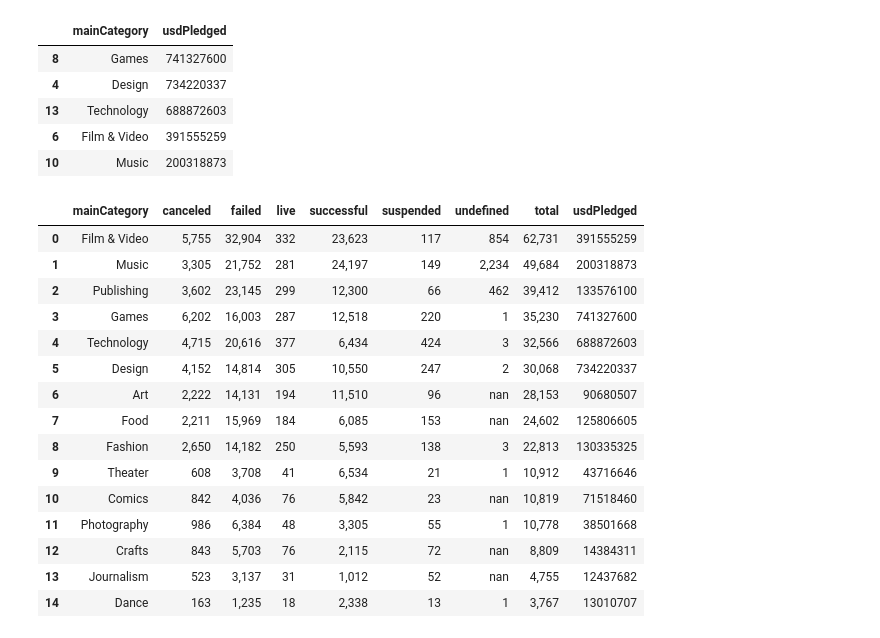
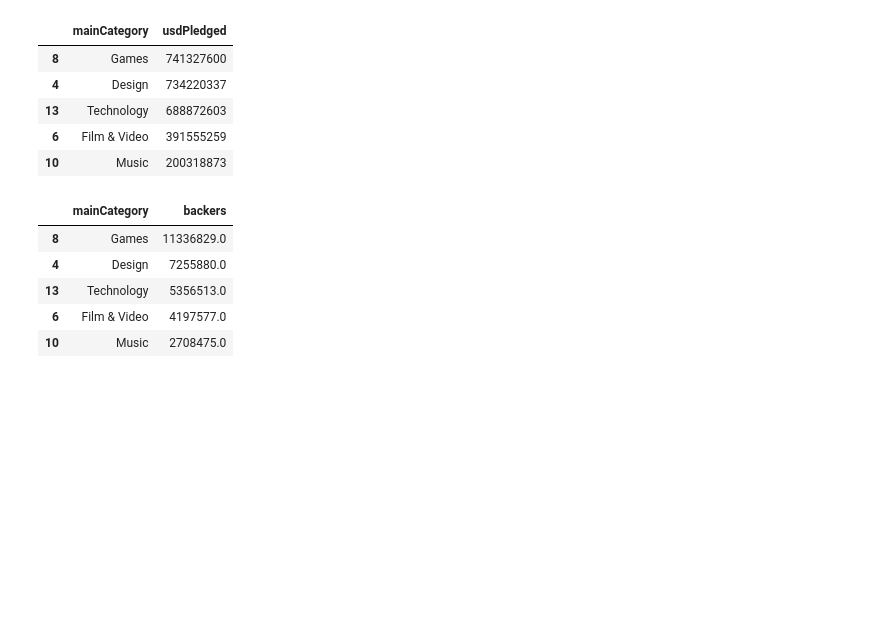
Before and after one commit to a-alonso/KickStarterConda, a Jupyter notebook: nuBank.ipynb, the cells around one changed output. Saved outputs shown, nothing was run; the diff lists cells and outputs as text; code cells hidden in the pictures; blank space fills up the shorter version.

```diff
--- a/nuBank.ipynb
+++ b/nuBank.ipynb
@@ -216,25 +203,21 @@ mainCategory2018Revenue.head()
 | 6 | Film & Video | 391555259 |
 | 10 | Music | 200318873 |
 # %%
-# Join Pivot
+# Join Revenue on Pivot
 
 mainCategoryPivot2018 = mainCategoryPivot2018.merge(mainCategory2018Revenue,how='left', on='mainCategory')
-
-mainCategoryPivot2018
-# %% [output]
-|  | mainCategory | canceled | failed | live | successful | suspended | undefined | total | usdPledged |
-| 0 | Film & Video | 5,755 | 32,904 | 332 | 23,623 | 117 | 854 | 62,731 | 391555259 |
-| 1 | Music | 3,305 | 21,752 | 281 | 24,197 | 149 | 2,234 | 49,684 | 200318873 |
-| 2 | Publishing | 3,602 | 23,145 | 299 | 12,300 | 66 | 462 | 39,412 | 133576100 |
-| 3 | Games | 6,202 | 16,003 | 287 | 12,518 | 220 | 1 | 35,230 | 741327600 |
-| 4 | Technology | 4,715 | 20,616 | 377 | 6,434 | 424 | 3 | 32,566 | 688872603 |
-| 5 | Design | 4,152 | 14,814 | 305 | 10,550 | 247 | 2 | 30,068 | 734220337 |
-| 6 | Art | 2,222 | 14,131 | 194 | 11,510 | 96 | nan | 28,153 | 90680507 |
-| 7 | Food | 2,211 | 15,969 | 184 | 6,085 | 153 | nan | 24,602 | 125806605 |
-| 8 | Fashion | 2,650 | 14,182 | 250 | 5,593 | 138 | 3 | 22,813 | 130335325 |
-| 9 | Theater | 608 | 3,708 | 41 | 6,534 | 21 | 1 | 10,912 | 43716646 |
-| 10 | Comics | 842 | 4,036 | 76 | 5,842 | 23 | nan | 10,819 | 71518460 |
-| 11 | Photography | 986 | 6,384 | 48 | 3,305 | 55 | 1 | 10,778 | 38501668 |
-| 12 | Crafts | 843 | 5,703 | 76 | 2,115 | 72 | nan | 8,809 | 14384311 |
-| 13 | Journalism | 523 | 3,137 | 31 | 1,012 | 52 | nan | 4,755 | 12437682 |
-| 14 | Dance | 163 | 1,235 | 18 | 2,338 | 13 | 1 | 3,767 | 13010707 |
+# %%
+#Category Backers
+
+mainCategory2018Backers = jan2018.groupby('mainCategory').backers.sum().reset_index()
+mainCategory2018Backers = mainCategory2018Backers.sort_values('backers',ascending=False)
+
+
+mainCategory2018Backers.head()
+# %% [output]
+|  | mainCategory | backers |
+| 8 | Games | 11336829.0 |
+| 4 | Design | 7255880.0 |
+| 13 | Technology | 5356513.0 |
+| 6 | Film & Video | 4197577.0 |
+| 10 | Music | 2708475.0 |
```
Also changed, not shown: parts of 5 cells of this notebook.
